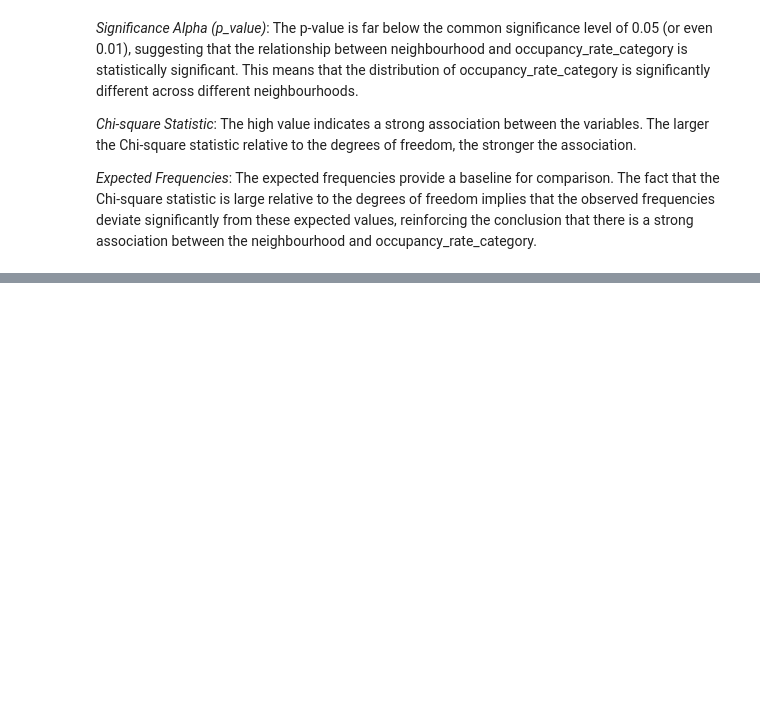
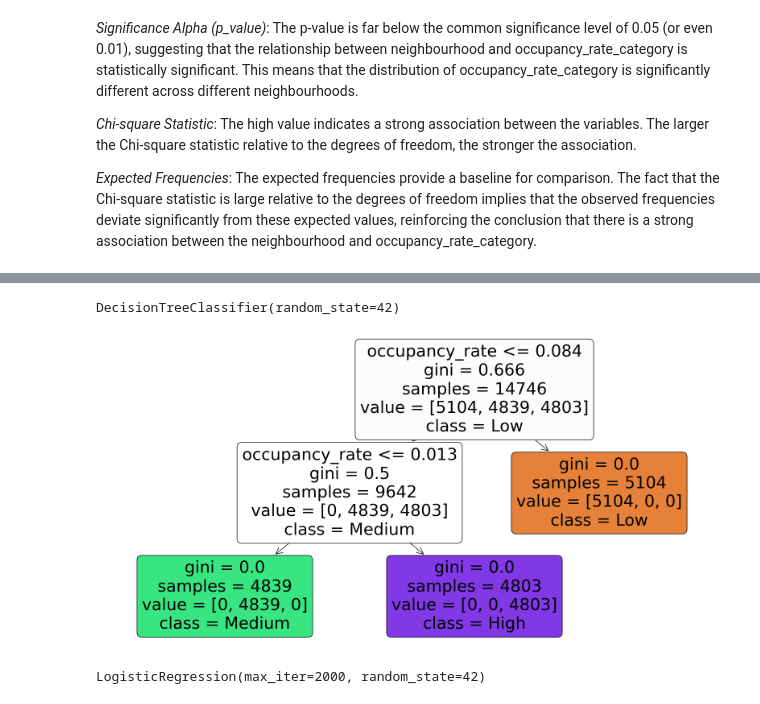
Before and after one commit to stendewa/Air-BnB-Occupancy-Rate-Optimization, a Jupyter notebook: AirBnB Capetown/AirBnBCapeTown.ipynb, the cells around one changed output, grey strips where cells are left out. Drawn from its saved outputs; the diff is of its cells as text; code cells hidden in the pictures; blank space fills up the shorter version.

```diff
--- a/AirBnB Capetown/AirBnBCapeTown.ipynb
+++ b/AirBnB Capetown/AirBnBCapeTown.ipynb
@@ -526,0 +597,3 @@ dtype: int64
+# %%
+listings_final = listings_ohe.drop(['latitude', 'longitude'], axis=1)
+print(listings_final.dtypes)
@@ -563,0 +671,29 @@ You can try to debug the error by setting error_score='raise'.
+# %%
+from sklearn.model_selection import GridSearchCV
+
+# Define the parameter grid
+param_grid = {
+    'max_depth': [3, 5, 7, 10],
+    'min_samples_split': [2, 5, 10],
+    'min_samples_leaf': [1, 2, 4]
+}
+
+# Initialize GridSearchCV
+grid_search = GridSearchCV(clf, param_grid, cv=5, scoring='accuracy')
+
+# Fit the model
+grid_search.fit(X_train, y_train)
+
+# Best parameters
+best_params = grid_search.best_params_
+print(f"Best parameters: {best_params}")
+
+# Use the best model
+best_clf = grid_search.best_estimator_
+y_pred_best = best_clf.predict(X_test)
+
+# Evaluate the best model
+accuracy_best = accuracy_score(y_test, y_pred_best)
+print(f"Best Model Accuracy: {accuracy_best}")
+print("Classification Report (Best Model):")
+print(classification_report(y_test, y_pred_best))
@@ -563,0 +713,36 @@ You can try to debug the error by setting error_score='raise'.
+# %%
+from sklearn.tree import DecisionTreeClassifier, plot_tree
+
+# Initialize the Decision Tree Classifier
+clf = DecisionTreeClassifier(random_state=42)
+
+# Train the model
+clf.fit(X_train, y_train)
+# %% [output]
+DecisionTreeClassifier(random_state=42)
+# %%
+# Plot the decision tree
+plt.figure(figsize=(20,10))
+plot_tree(clf, filled=True, feature_names=X.columns, class_names=['Low', 'Medium', 'High'], rounded=True)
+plt.show()
+# %% [output]
+[figure, added]
+# %%
+from sklearn.linear_model import LogisticRegression
+from sklearn.preprocessing import StandardScaler
+
+# Standardize the features
+scaler = StandardScaler()
+X_scaled = scaler.fit_transform(X)
+
+# Split the scaled data
+X_train_scaled, X_test_scaled, y_train, y_test = train_test_split(X_scaled, y, test_size=0.3, random_state=42)
+
+
+# Initialize the Logistic Regression model
+logreg = LogisticRegression(random_state=42, max_iter=2000)
+
+# Train the model
+logreg.fit(X_train, y_train)
+# %% [output]
+LogisticRegression(max_iter=2000, random_state=42)
```
Also changed, not shown: parts of 42 cells of this notebook.
